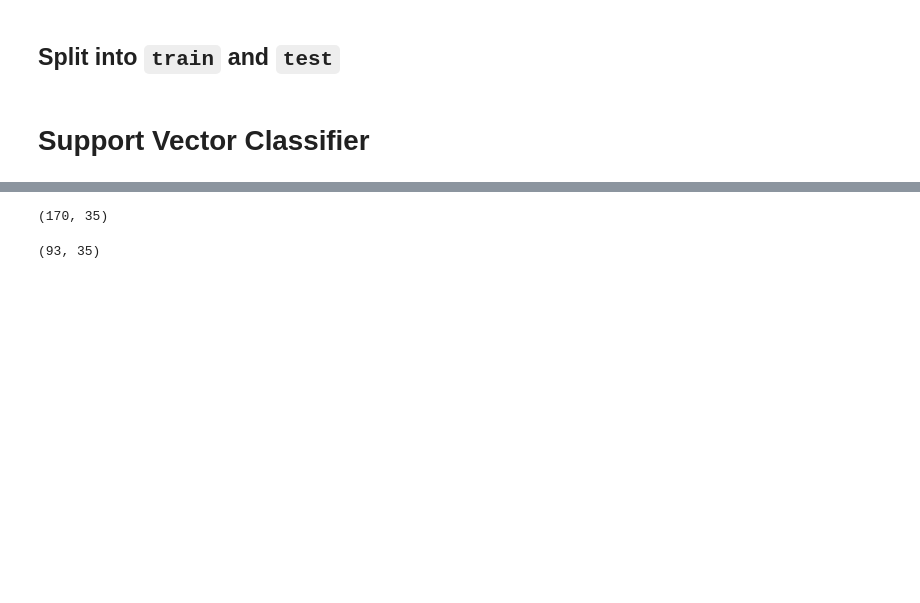
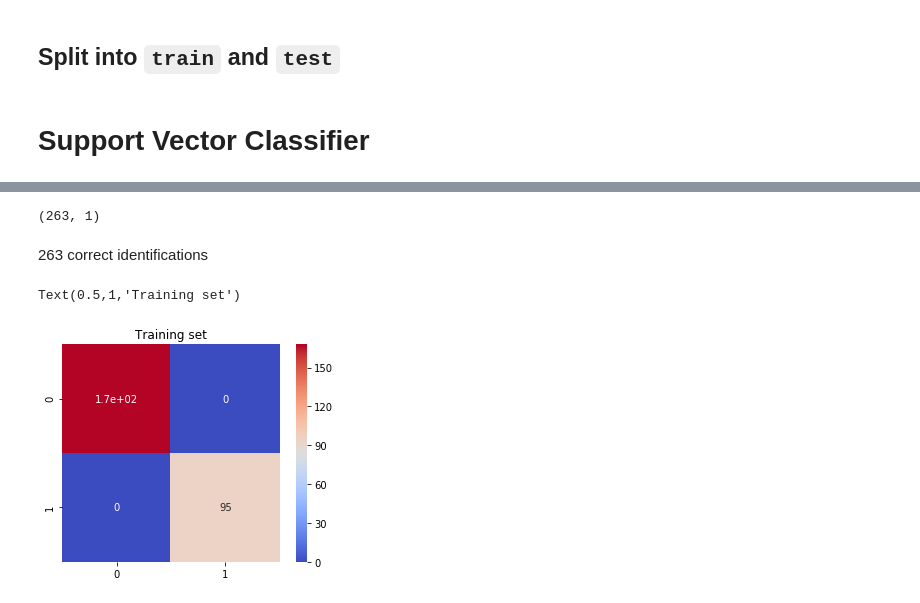
Before and after one commit to piovere/nucnotes, a Jupyter notebook: cosc528/Projects/Project05/01 - Ionosphere.ipynb, the cells around one changed output, grey strips where cells are left out. Saved outputs shown, nothing was run; the diff lists cells and outputs as text; code cells hidden in the pictures; blank space fills up the shorter version.

```diff
--- a/cosc528/Projects/Project05/01 - Ionosphere.ipynb
+++ b/cosc528/Projects/Project05/01 - Ionosphere.ipynb
@@ -47,7 +62,7 @@ parameters = {
 # %%
 gs = GridSearchCV(estimator=svc, param_grid=parameters,)
 # %%
-gs.fit(train[xcols], train[ycol])
+gs.fit(train[xcols], train['class_b'])
 # %% [output]
 GridSearchCV(cv=None, error_score='raise',
        estimator=Pipeline(memory=None,
@@ -105,8 +121,14 @@ train.iloc[0:5]
-# %%
-train[train['class'] == 'g'].shape
-# %% [output]
-(170, 35)
-# %%
-train[train['class'] != 'g'].shape
-# %% [output]
-(93, 35)
+# %%
+np.argwhere(gs.predict(train[xcols]) == train['class_b']).shape
+# %% [output]
+(263, 1)
+# %% [markdown]
+263 correct identifications
+# %%
+train_predict = gs.predict(train[xcols])
+# %%
+sns.heatmap(confusion_matrix(train['class_b'], train_predict), annot=True, square=True, cmap='coolwarm')
+plt.title('Training set')
+# %% [output]
+Text(0.5,1,'Training set')
+[figure, added]
```
Also changed, not shown: parts of 15 cells of this notebook.
